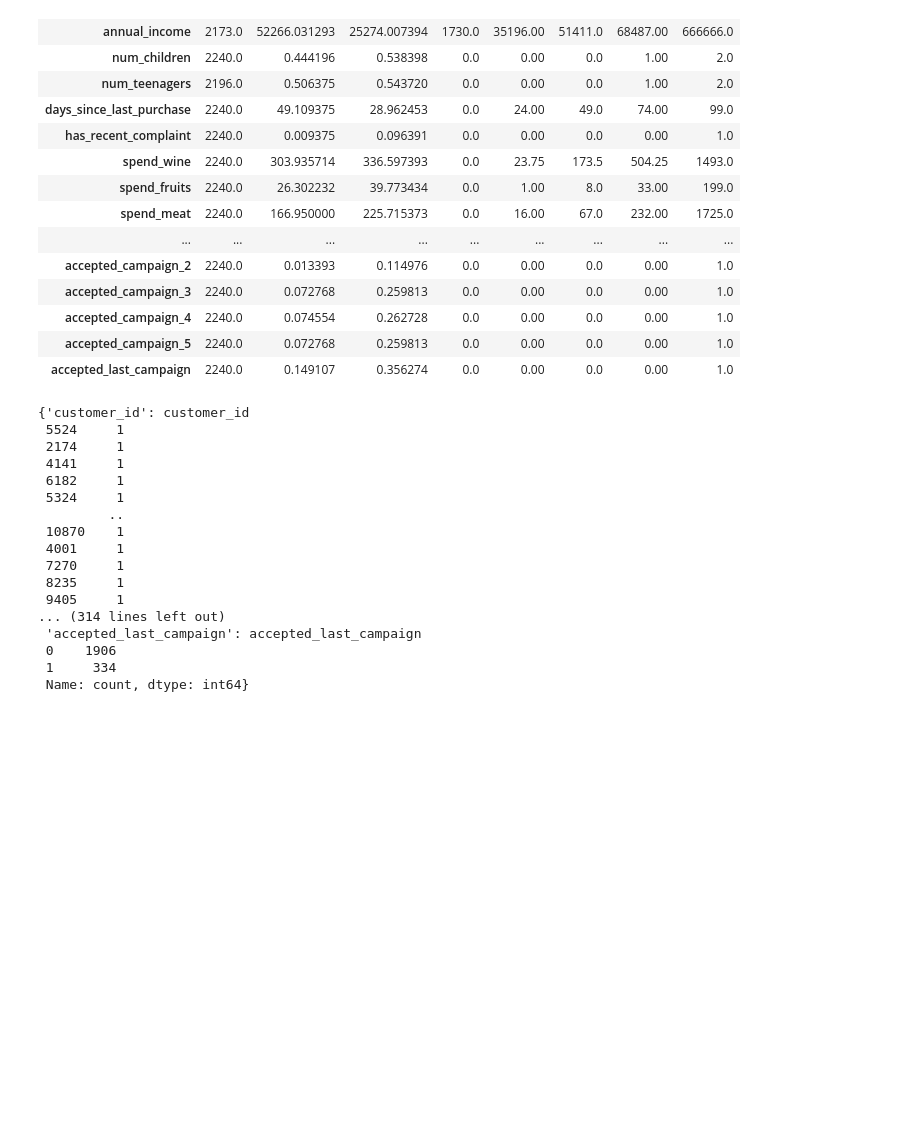
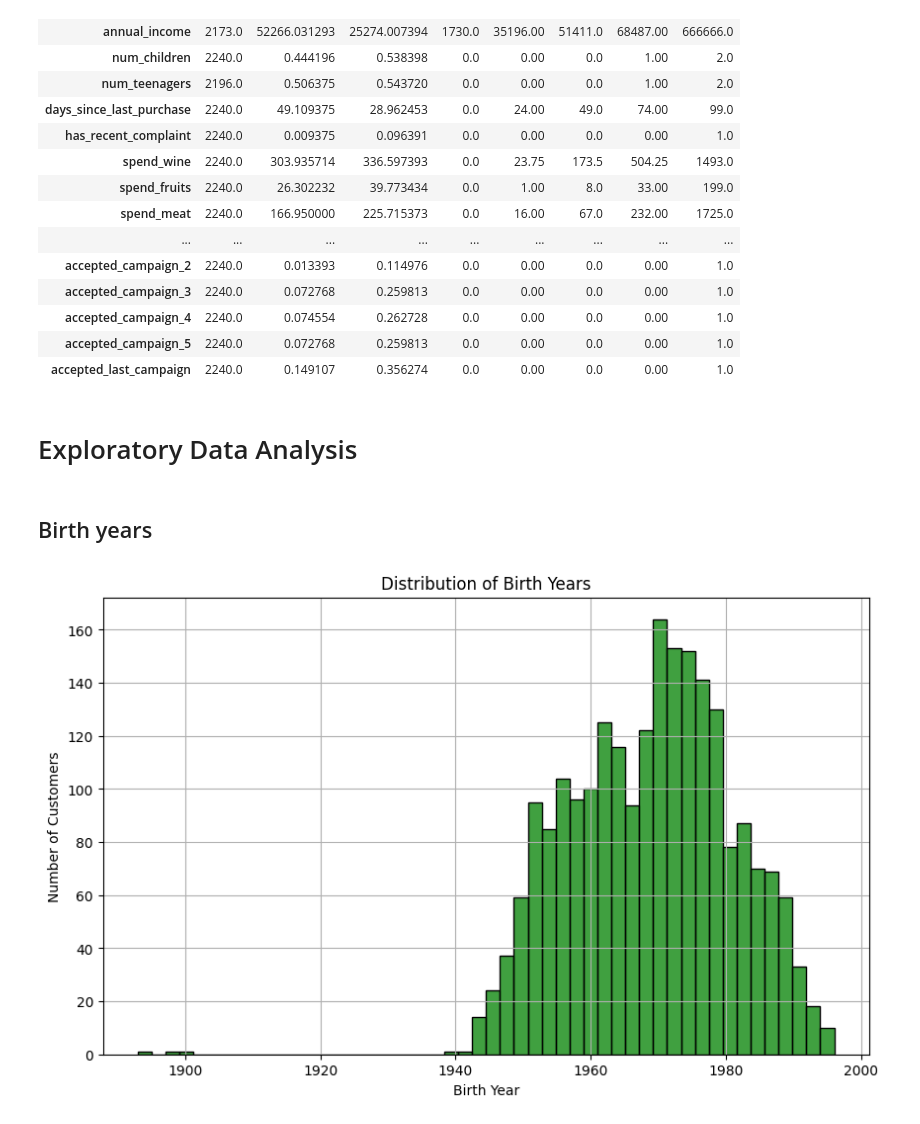
Before and after one commit to abdo-ghg/Retail-Buyer-Segmentation, a Jupyter notebook: project.ipynb, the cells around one changed output. Drawn from its saved outputs; the diff is of its cells as text; code cells hidden in the pictures; blank space fills up the shorter version.

```diff
--- a/project.ipynb
+++ b/project.ipynb
@@ -18,5 +23,5 @@ warnings.filterwarnings('ignore')
 # %%
-df = pd.read_csv('data/data.csv')
+df = pd.read_csv('/content/drive/MyDrive/data/data.csv')
 df.head()
 # %% [output]
 |  | customer_id | birth_year | education_level | marital_status | annual_income | num_children | num_teenagers | ... |
@@ -66,24 +71,17 @@ df.describe().transpose()
 | accepted_campaign_4 | 2240.0 | 0.074554 | 0.262728 | 0.0 | 0.00 | 0.0 | 0.00 | 1.0 |
 | accepted_campaign_5 | 2240.0 | 0.072768 | 0.259813 | 0.0 | 0.00 | 0.0 | 0.00 | 1.0 |
 | accepted_last_campaign | 2240.0 | 0.149107 | 0.356274 | 0.0 | 0.00 | 0.0 | 0.00 | 1.0 |
+# %% [markdown]
+# Exploratory Data Analysis
+# %% [markdown]
+## Birth years
 # %%
-counts_all = {col: df[col].value_counts() for col in df.columns}
-counts_all
+plt.figure(figsize=(10, 6))
+sns.histplot(df['birth_year'], bins=50, kde=False ,color='green')
+plt.title('Distribution of Birth Years')
+plt.xlabel('Birth Year')
+plt.ylabel('Number of Customers')
+plt.grid(True)
+plt.show()
 # %% [output]
-{'customer_id': customer_id
- 5524     1
- 2174     1
- 4141     1
- 6182     1
- 5324     1
-         ..
- 10870    1
- 4001     1
- 7270     1
- 8235     1
- 9405     1
-... (314 lines left out)
- 'accepted_last_campaign': accepted_last_campaign
- 0    1906
- 1     334
- Name: count, dtype: int64}
+[figure, added]
```
Also changed, not shown: parts of 4 cells of this notebook.
